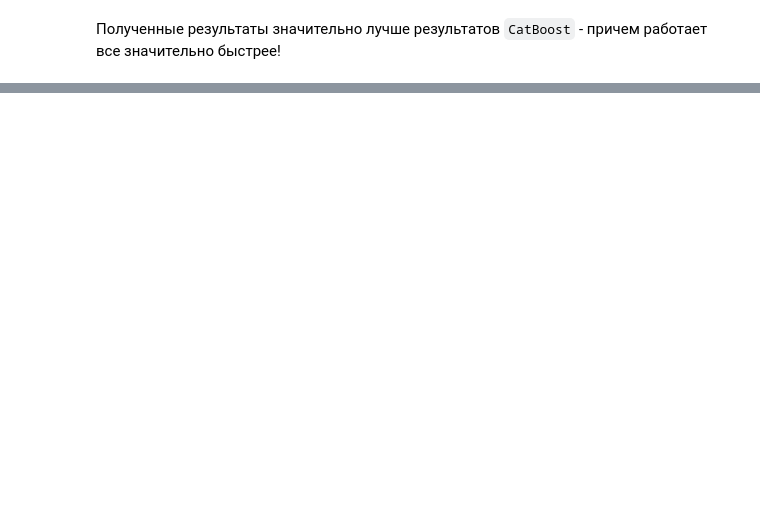
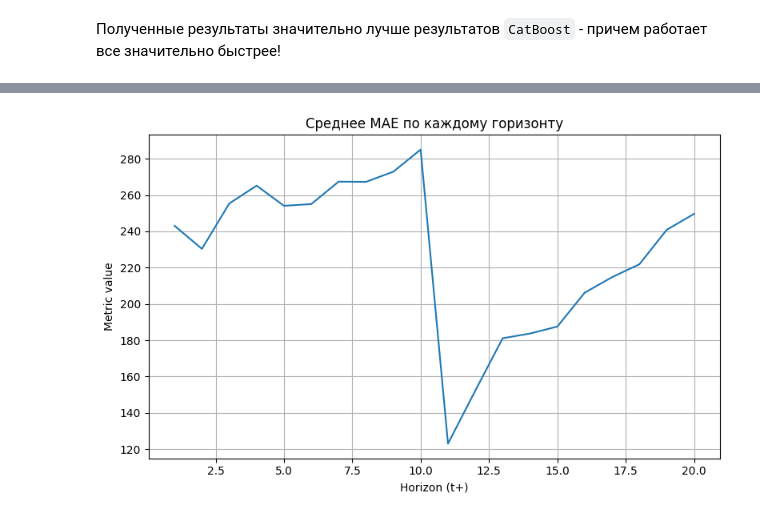
Before and after one commit to Avvonna/AI-YP24-75, a Jupyter notebook: Stages/4_DL.ipynb, the cells around one changed output, grey strips where cells are left out. Saved outputs shown, nothing was run; the diff lists cells and outputs as text; code cells hidden in the pictures; blank space fills up the shorter version.

```diff
--- a/Stages/4_DL.ipynb
+++ b/Stages/4_DL.ipynb
@@ -508,11 +508,11 @@ def lstm_evaluate(
 
     return models, test_predictions_df, metrics_df
 # %%
-models, predictions_df, metrics_df = lstm_evaluate(
-    df_features_ext_lite,
-    LSTMForecaster,
-    target_col="LKOH",
-    window_size=30,
-    forecast_steps=20,
-    train_size=1000
-)
+# models, predictions_df, metrics_df = lstm_evaluate(
+#     df_features_ext_lite,
+#     LSTMForecaster,
+#     target_col="LKOH",
+#     window_size=30,
+#     forecast_steps=20,
+#     train_size=1000
+# )
@@ -543,0 +567,15 @@ MAPE: 2.01%
+# %%
+metrics_all, preds_all = multiple_lstm_evaluations(
+    df_features_ext_lite,
+    LSTMForecaster,
+    target_col="LKOH",
+    window_size=30,
+    forecast_steps=10,
+    hidden_dim=64,
+    num_layers=2,
+    dropout=0.2,
+    batch_size=32,
+    epochs=100,
+    patience=10,
+    n_runs=100
+)
@@ -543,0 +593,5 @@ MAPE: 2.01%
+# %%
+avg_by_horizon = metrics_all.groupby(metrics_all.index % 20 + 1)[["mse", "mae", "mape"]].mean()
+avg_by_horizon.index.name = "Horizon (t+)"
+print("Средние метрики по каждому горизонту:")
+display(avg_by_horizon)
@@ -543,0 +618,9 @@ MAPE: 2.01%
+# %%
+plt.figure(figsize=(8,5))
+
+avg_by_horizon["mae"].plot(title="Среднее MAE по каждому горизонту", grid=True)
+plt.ylabel("Metric value")
+plt.tight_layout()
+plt.show()
+# %% [output]
+[figure, added]
```
Also changed, not shown: parts of 5 cells of this notebook, 1 other file.
